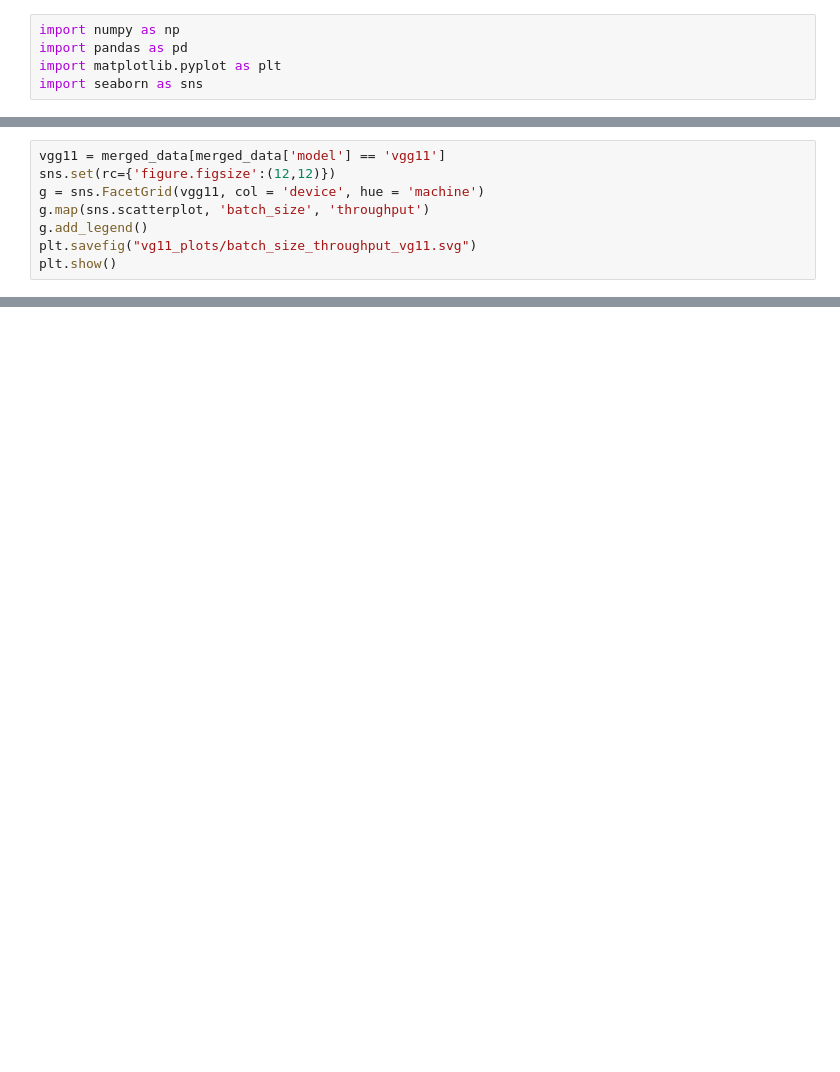
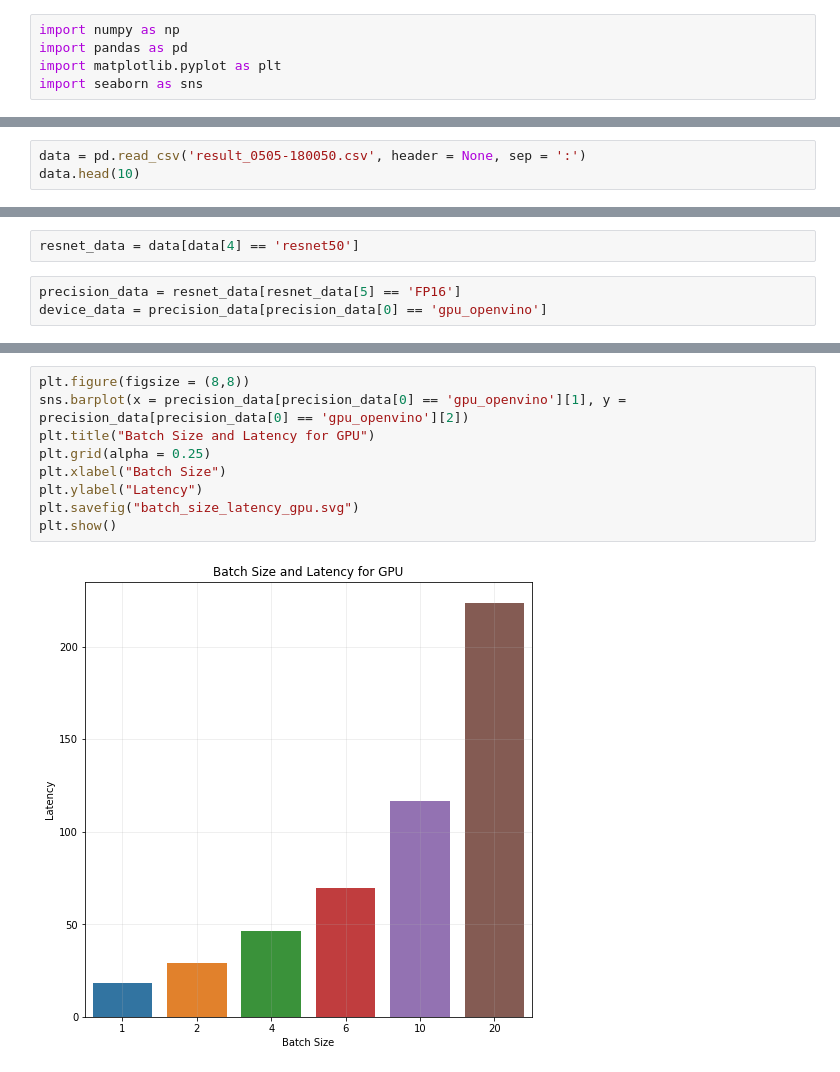
Before and after one commit to YashDalal10/DecisionTree_BMWChallenge, a Jupyter notebook: Data_Understanding.ipynb, the cells around one changed output, grey strips where cells are left out. Drawn from its saved outputs; the diff is of its cells as text; blank space fills up the shorter version.

```diff
--- a/Data_Understanding.ipynb
+++ b/Data_Understanding.ipynb
@@ -209,8 +5,0 @@ plt.show()
-# %%
-vgg11 = merged_data[merged_data['model'] == 'vgg11']
-sns.set(rc={'figure.figsize':(12,12)})
-g = sns.FacetGrid(vgg11, col = 'device', hue = 'machine')
-g.map(sns.scatterplot, 'batch_size', 'throughput')
-g.add_legend()
-plt.savefig("vg11_plots/batch_size_throughput_vg11.svg")
-plt.show()
@@ -315,0 +6,3 @@ plt.show()
+# %%
+data = pd.read_csv('result_0505-180050.csv', header = None, sep = ':')
+data.head(10)
@@ -315,0 +34,5 @@ plt.show()
+# %%
+resnet_data = data[data[4] == 'resnet50']
+# %%
+precision_data = resnet_data[resnet_data[5] == 'FP16']
+device_data = precision_data[precision_data[0] == 'gpu_openvino']
@@ -315,0 +60,11 @@ plt.show()
+# %%
+plt.figure(figsize = (8,8))
+sns.barplot(x = precision_data[precision_data[0] == 'gpu_openvino'][1], y = precision_data[precision_data[0] == 'gpu_openvino'][2])
+plt.title("Batch Size and Latency for GPU")
+plt.grid(alpha = 0.25)
+plt.xlabel("Batch Size")
+plt.ylabel("Latency")
+plt.savefig("batch_size_latency_gpu.svg")
+plt.show()
+# %% [output]
+[figure, added]
```
Also changed, not shown: parts of 44 cells of this notebook, 20 other files.
